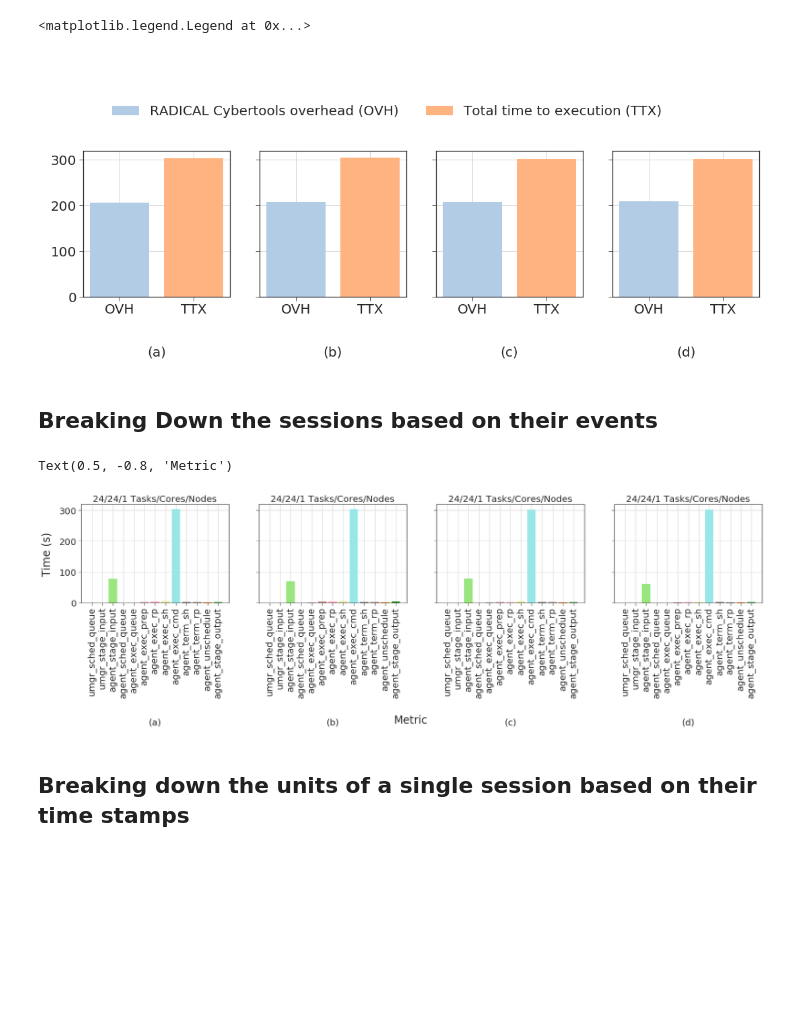
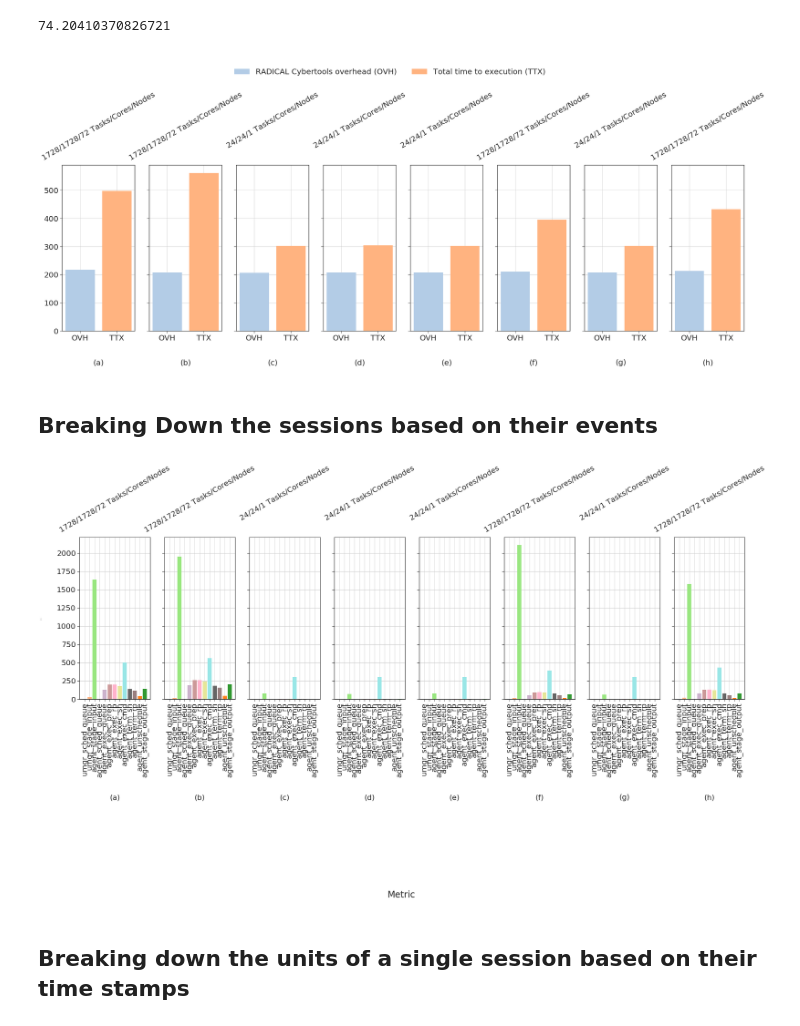
Before and after one commit to AymenFJA/Parsl-RP, a Jupyter notebook: comet-test/Notebook/RP-PARSL.ipynb, the cells around one changed output. Saved outputs shown, nothing was run; the diff lists cells and outputs as text; code cells hidden in the pictures; blank space fills up the shorter version.

Commit message:
adding plots for 1728 task for both parsl and RP

```diff
--- a/comet-test/Notebook/RP-PARSL.ipynb
+++ b/comet-test/Notebook/RP-PARSL.ipynb
@@ -92,0 +118,20 @@ plt.show()
+# %%
+rp_std = statistics.stdev(RP['Duration'][4:])
+parsl_std = statistics.stdev(PARSL['Duration'][4:])
+print(rp_std, parsl_std)
+# create figure and axis objects with subplots()
+fig,ax=plt.subplots(figsize=(9,6))
+RP_gr = statistics.mean(RP['Duration'][4:])
+PARSL_gr = statistics.mean(PARSL['Duration'][4:])
+ax.bar(1,RP_gr,yerr=rp_std, width=0.5)
+ax.set_xlabel("Middleware")
+ax.set_ylabel("TTC in second")
+ax.bar(2,PARSL_gr, yerr=parsl_std, width=0.5)
+ax.grid()
+labels = [item.get_text() for item in ax.get_xticklabels()]
+labels[2] = 'RADICAL Pilot'
+labels[6] = 'PARSL'
+ax.title.set_text("Stress-ng 1728 tasks/1728 cores (72 node)")
+ax.set_xticklabels(labels)
+plt.show()
+fig.savefig('../figures/parsl-rp-72.pdf', dpi=300, bbox_inches='tight')
@@ -254,16 +306,24 @@ for sid in range(len(loc)):
                                    {ru.EVENT: 'state'        , ru.STATE: rp.CANCELED           }]])})
 
     ss[sid].update({'ovh_rtc':(ss[sid]['ttx_p'])-ss[sid]['ttx_u']})
+# %%
+ss[2]['ttq_p']
+# %% [output]
+74.20410370826721
 # %%
-fwidth = 18
-fhight = 4
+fwidth = 32
+fhight = 8
 fig, axarr = plt.subplots(1, len(loc), sharey=True, figsize=(fwidth, fhight))
 
 i = 0
 j = 'a'
 for sid in range(len(loc)):
-
+    nunit = len(ss[sid]['u'].get())
+    nnodes= nunit/24
+    ncore = nunit
     ax = axarr[i]
+    ax.set_title('%s/%s/%s Tasks/Cores/Nodes' % (int(nunit),int(ncore), int(nnodes)), rotation = 30,y=1.4)
+    #ax.title.set_text('%s/%s/%s Tasks/Cores/Nodes' % (24,24, int(1)))
 
     ax.bar(x = 'OVH', height = ss[sid]['ovh_rtc'], color = tableau20[1])
     ax.bar(x = 'TTX', height = ss[sid]['ttx_u']  , color = tableau20[3])
@@ -276,52 +336,57 @@ for sid in range(len(loc)):
 
 fig.legend(['RADICAL Cybertools overhead (OVH)', 'Total time to execution (TTX)'], loc='upper center',
            bbox_to_anchor=(0.4, 1.4), fontsize=20, ncol=2)
+plt.savefig('../figures/rp_aggregated_overheads.pdf', dpi=300, bbox_inches='tight')
 # %% [output]
-<matplotlib.legend.Legend at 0x...>
-[figure, old version]
+[figure, new version]
 # %% [markdown]
 ## Breaking Down the sessions based on their events
 # %%
 plt.rc('text', usetex=False)
 
-fwidth = 27
-fhight = 4
+fwidth = 32
+fhight = 8
 fig, axarr = plt.subplots(1,  len(loc), sharey=True, figsize=(fwidth, fhight))
 
 i = 0
 j = 'a'
 
 
 for sid in range(len(loc)):
 
     ax = axarr[i]
-    ax.title.set_text('%s/%s/%s Tasks/Cores/Nodes' % (24,24, int(1)))
+    nunit = len(ss[sid]['u'].get())
+    nnodes= nunit/24
+    ncore = nunit
+    ax = axarr[i]
+    ax.set_title('%s/%s/%s Tasks/Cores/Nodes' % (int(nunit),int(ncore), int(nnodes)), rotation = 30,y=1.4)
+    #ax.title.set_text('%s/%s/%s Tasks/Cores/Nodes' % (24,24, int(1)))
 
     ax.bar(x = 'umgr_sched_queue', height = ss[sid]['umgr_sched_queue'], color = tableau20[1])
     ax.bar(x = 'umgr_stage_input', height = ss[sid]['umgr_stage_input'], color = tableau20[3])
     ax.bar(x = 'agent_stage_input', height = ss[sid]['agent_stage_input'], color = tableau20[5])
     ax.bar(x = 'agent_sched_queue', height = ss[sid]['agent_sched_queue'], color = tableau20[7])
     ax.bar(x = 'agent_exec_queue', height = ss[sid]['agent_exec_queue'], color = tableau20[9])
     ax.bar(x = 'agent_exec_prep', height = ss[sid]['agent_exec_prep'], color = tableau20[11])
     ax.bar(x = 'agent_exec_rp', height = ss[sid]['agent_exec_rp'], color = tableau20[13])
     ax.bar(x = 'agent_exec_sh', height = ss[sid]['agent_exec_sh'], color = tableau20[15])
     ax.bar(x = 'agent_exec_cmd', height = ss[sid]['agent_exec_cmd'], color = tableau20[17])
     ax.bar(x = 'agent_term_sh', height = ss[sid]['agent_term_sh'], color = tableau20[19])
     ax.bar(x = 'agent_term_rp', height = ss[sid]['agent_term_rp'], color = tableau20[21])
     ax.bar(x = 'agent_unschedule', height = ss[sid]['agent_unschedule'], color = tableau20[2])
     ax.bar(x = 'agent_stage_output', height = ss[sid]['agent_stage_output'], color = tableau20[4])
     ax.grid()
     ax.set_xlabel('(%s)' % j, labelpad=45)
     ax.tick_params(axis='x', labelrotation=90)
 
     i = i+1
     j = chr(ord(j) + 1)
 
-fig.text(0.08,  0.5 , 'Time (s)', va='center', rotation='vertical', fontsize=24)
+fig.text(0.08,  0.5 , 'Time (s)', va='center', rotation='vertical', fontsize=2)
 fig.text(0.5 , -0.8 , 'Metric'  , ha='center', fontsize=24)
+fig.savefig('../figures/rp-session-events.pdf', dpi=300, bbox_inches='tight')
 # %% [output]
-Text(0.5, -0.8, 'Metric')
-[figure, old version]
+[figure, new version]
 # %% [markdown]
 ## Breaking down the units of a single session based on their time stamps
 # %%
```
Also changed, not shown: parts of 18 cells of this notebook, 7 other files.
